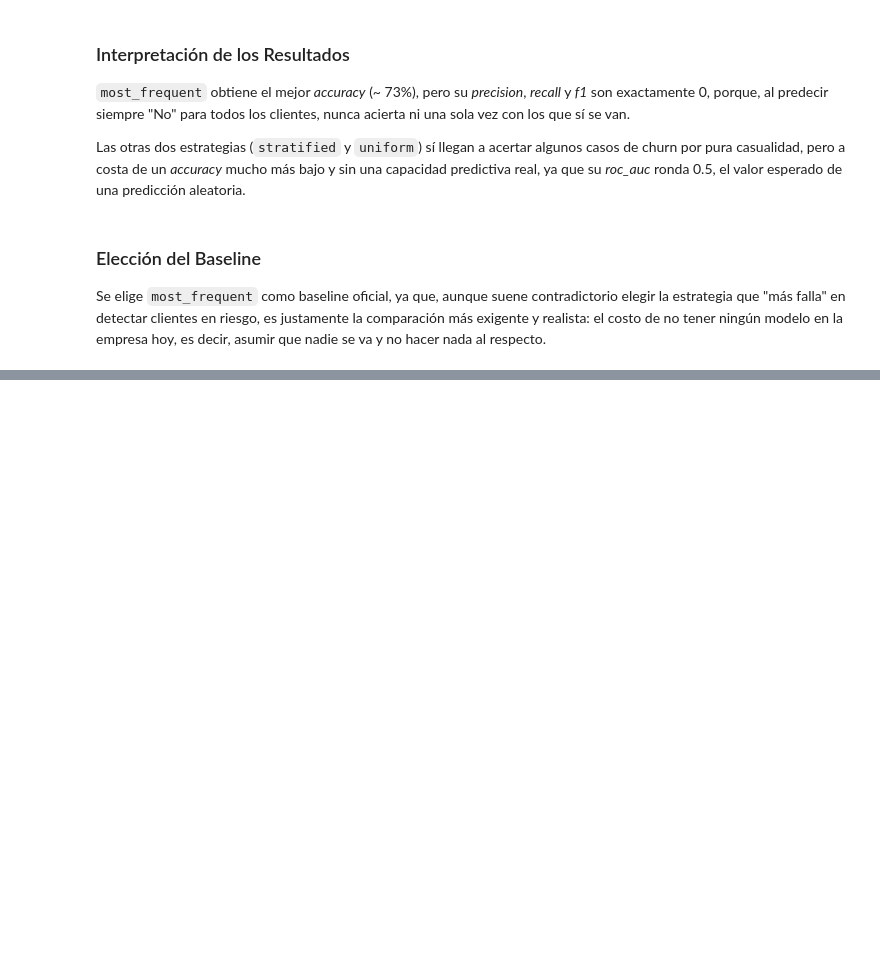
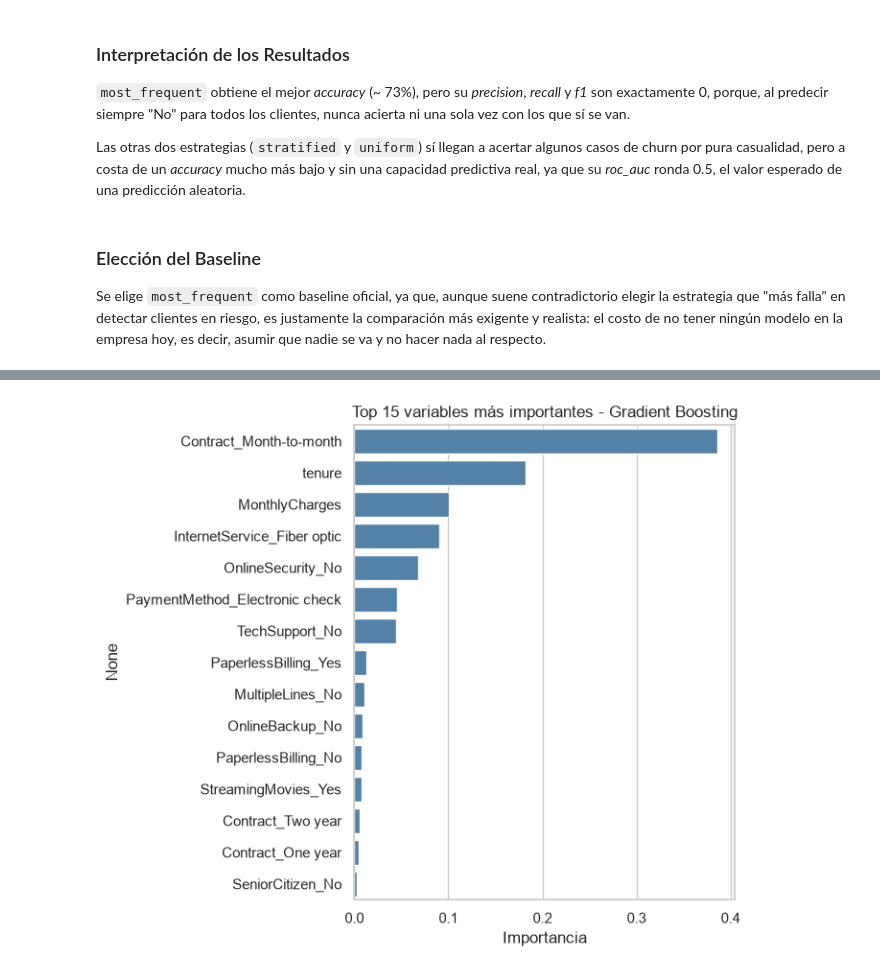
Before and after one commit to CaroGomezO/telco-customer-churn-prediction, a Jupyter notebook: notebook_modelo.ipynb, the cells around one changed output, grey strips where cells are left out. Cells and saved outputs as stored; diff of their text form; code cells hidden in the pictures; blank space fills up the shorter version.

```diff
--- a/notebook_modelo.ipynb
+++ b/notebook_modelo.ipynb
@@ -129,0 +448,23 @@ Se elige `most_frequent` como baseline oficial, ya que, aunque suene contradicto
+# %%
+# Los modelos basados en arboles (Random Forest, Gradient Boosting, XGBoost) exponen
+#'feature_importances_', mientras que la Regresion Logistica expone 'coef_' (sus coeficientes).
+
+if hasattr(modelo_final, "feature_importances_"):
+  importancias = pd.Series(modelo_final.feature_importances_, index=X_train.columns)
+
+elif hasattr(modelo_final, "coef_"):
+  importancias = pd.Series(np.abs(modelo_final.coef_[0]), index=X_train.columns)
+
+else:
+  importancias = None
+
+if importancias is not None:
+  top15 = importancias.sort_values(ascending=False).head(15)
+  plt.figure(figsize=(7, 6))
+  sns.barplot(x=top15.values, y=top15.index, color="steelblue")
+  plt.title(f"Top 15 variables más importantes - {mejor_modelo_nombre}")
+  plt.xlabel("Importancia")
+  plt.tight_layout()
+  plt.show()
+# %% [output]
+[figure, added]
```
Also changed, not shown: parts of 45 cells of this notebook, 1 other file.
